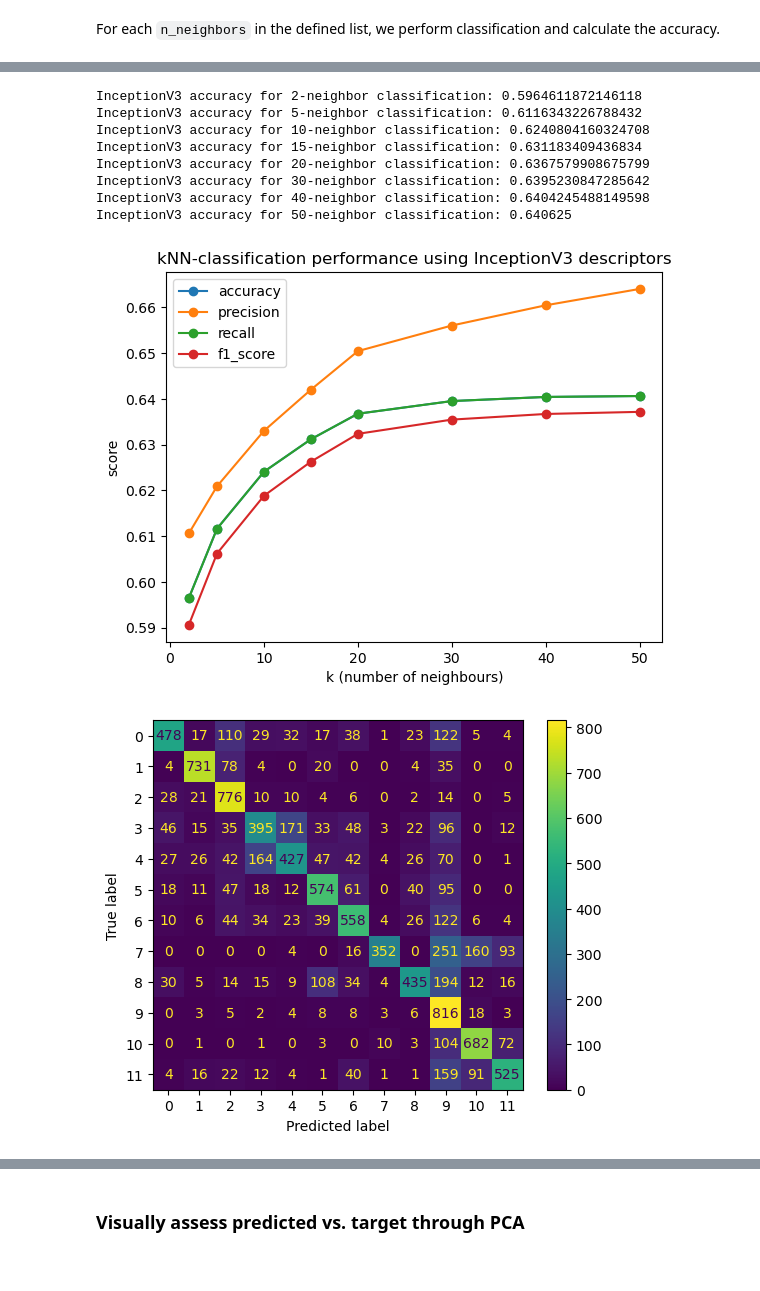
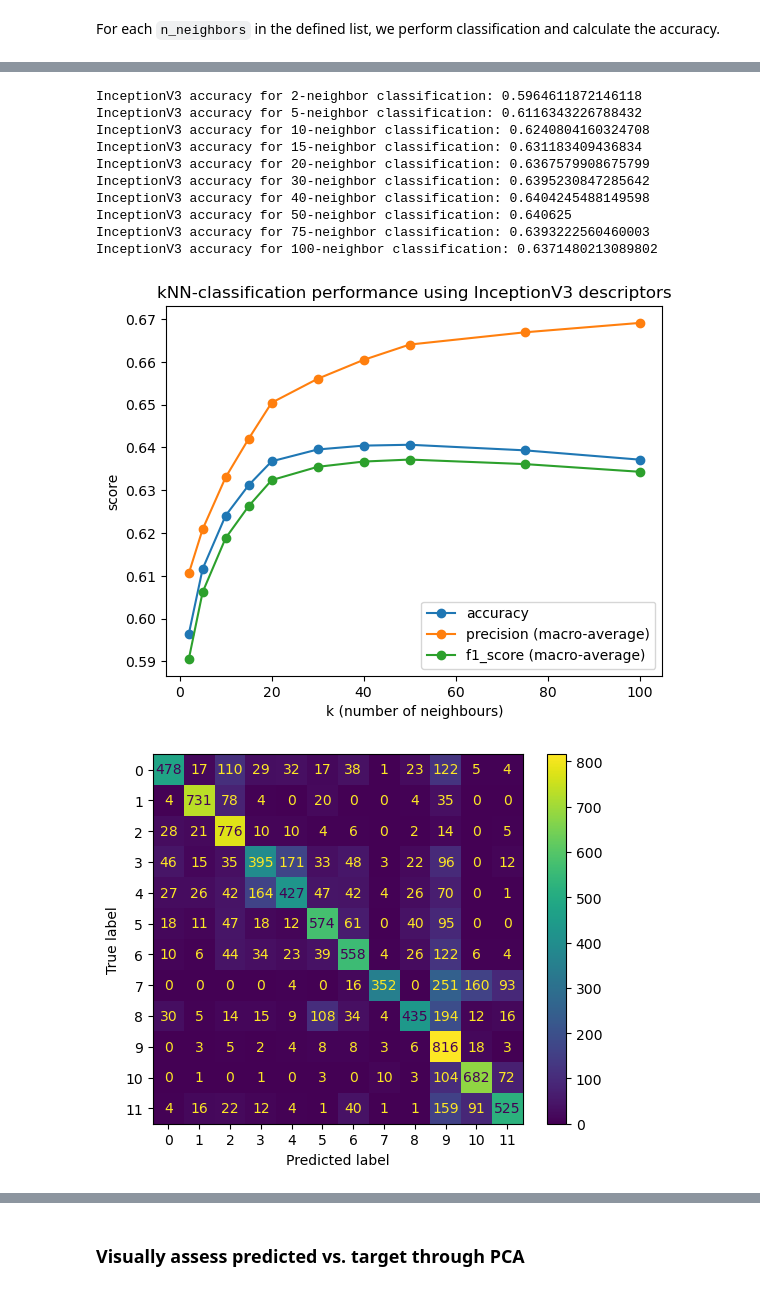
Before and after one commit to gilians/2022-1B-DS-CIRI-Project, a Jupyter notebook: CIRI.ipynb, the cells around one changed output, grey strips where cells are left out. Saved outputs shown, nothing was run; the diff lists cells and outputs as text; code cells hidden in the pictures.

Commit message:
Add ResNet, change metrics

```diff
--- a/CIRI.ipynb
+++ b/CIRI.ipynb
@@ -279,7 +294,7 @@ class DescriptorManager:
 # %% [markdown]
 First, we define the number of neighbors using which we would like to perform classification.
 # %%
-n_neighbors_list = [2, 5, 10, 15, 20, 30, 40, 50]
+n_neighbors_list = [2, 5, 10, 15, 20, 30, 40, 50, 75, 100]
 # %% [markdown]
 For each `n_neighbors` in the defined list, we perform classification and calculate the accuracy.
 # %%
@@ -314,11 +329,15 @@ class DescriptorAssessor:
         test_predictions = classifier.predict(test_descriptors)
 
         accuracy = accuracy_score(test_targets, test_predictions)
-        precision = precision_score(test_targets, test_predictions, average="macro")
-        recall = recall_score(test_targets, test_predictions, average="macro")
+        precision = precision_score(
+            test_targets,
+            test_predictions,
+            average="macro",
+            zero_division=0
+        )
         f1 = f1_score(test_targets, test_predictions, average="macro")
 
-        return test_predictions, accuracy, precision, recall, f1
+        return test_predictions, accuracy, precision, f1
 
     def assess_kfold(self, dataset, n_neighbors_list):
         all_targets = {}
@@ -331,9 +350,6 @@ class DescriptorAssessor:
             [(n_neighbors, {}) for n_neighbors in n_neighbors_list]
         )
         all_precisions = dict(
-            [(n_neighbors, {}) for n_neighbors in n_neighbors_list]
-        )
-        all_recalls = dict(
             [(n_neighbors, {}) for n_neighbors in n_neighbors_list]
         )
         all_f1_scores = dict(
@@ -362,7 +378,6 @@ class DescriptorAssessor:
                     predictions,
                     accuracy,
                     precision,
-                    recall,
                     f1_score
                 ) = self._assess_fold_for_neighbors(
                     train_descriptors,
@@ -375,7 +390,6 @@ class DescriptorAssessor:
                 all_predictions[n_neighbors][test_fold] = predictions
                 all_accuracies[n_neighbors][test_fold] = accuracy
                 all_precisions[n_neighbors][test_fold] = precision
-                all_recalls[n_neighbors][test_fold] = recall
                 all_f1_scores[n_neighbors][test_fold] = f1_score
 
         accuracy_n = {}
@@ -398,16 +412,6 @@ class DescriptorAssessor:
                 total_weight += weight
             precision_n[n_neighbors] = total_precision / total_weight
 
-        recall_n = {}
-        total_weight = 0
-        total_recall = 0
-        for n_neighbors, test_fold_recalls in all_recalls.items():
-            for test_fold, fold_recall in test_fold_recalls.items():
-                weight = fold_sizes[test_fold]
-                total_recall += fold_recall * weight
-                total_weight += weight
-            recall_n[n_neighbors] = total_recall / total_weight
-
         f1_score_n = {}
         total_weight = 0
         total_f1_score = 0
@@ -418,7 +422,7 @@ class DescriptorAssessor:
                 total_weight += weight
             f1_score_n[n_neighbors] = total_f1_score / total_weight
 
-        return (all_targets, all_predictions, accuracy_n, precision_n, recall_n, f1_score_n)
+        return (all_targets, all_predictions, accuracy_n, precision_n, f1_score_n)
 # %%
 class Visualiser:
     def __init__(self, model):
@@ -436,14 +440,13 @@ class Visualiser:
             marker="o"
         )
 
-    def visualise_metrics_per_n(self, accuracies, precisions, recalls, f1_scores):
+    def visualise_metrics_per_n(self, accuracies, precisions, f1_scores):
         fig, ax = plt.subplots()
 
         self._print_accuracies(accuracies)
         self._plot_metric(ax, accuracies, "accuracy")
-        self._plot_metric(ax, precisions, "precision")
-        self._plot_metric(ax, recalls, "recall")
-        self._plot_metric(ax, f1_scores, "f1_score")
+        self._plot_metric(ax, precisions, "precision (macro-average)")
+        self._plot_metric(ax, f1_scores, "f1_score (macro-average)")
 
         ax.legend()
         ax.set_title(f"kNN-classification performance using {self.model.name} descriptors")
@@ -455,7 +458,7 @@ for model in models:
     descriptor_manager = DescriptorManager(model)
     descriptor_assessor = DescriptorAssessor(descriptor_manager)
 
-    targets, predictions, accuracies, precisions, recalls, f1_scores = descriptor_assessor.assess_kfold(
+    targets, predictions, accuracies, precisions, f1_scores = descriptor_assessor.assess_kfold(
         dataset,
         n_neighbors_list
     )
@@ -464,7 +467,6 @@ for model in models:
     visualiser.visualise_metrics_per_n(
         accuracies,
         precisions,
-        recalls,
         f1_scores
     )
 
@@ -493,11 +497,13 @@ VGG16 accuracy for 50-neighbor classification: 0.2436263318112633
 [figure]
 InceptionV3 accuracy for 2-neighbor classification: 0.5964611872146118
 InceptionV3 accuracy for 5-neighbor classification: 0.6116343226788432
 InceptionV3 accuracy for 10-neighbor classification: 0.6240804160324708
 InceptionV3 accuracy for 15-neighbor classification: 0.631183409436834
 InceptionV3 accuracy for 20-neighbor classification: 0.6367579908675799
 InceptionV3 accuracy for 30-neighbor classification: 0.6395230847285642
 InceptionV3 accuracy for 40-neighbor classification: 0.6404245488149598
 InceptionV3 accuracy for 50-neighbor classification: 0.640625
+InceptionV3 accuracy for 75-neighbor classification: 0.6393222560460003
+InceptionV3 accuracy for 100-neighbor classification: 0.6371480213089802
-[figure, old version]
+[figure, new version]
 [figure]
```
Also changed, not shown: parts of 4 cells of this notebook.
